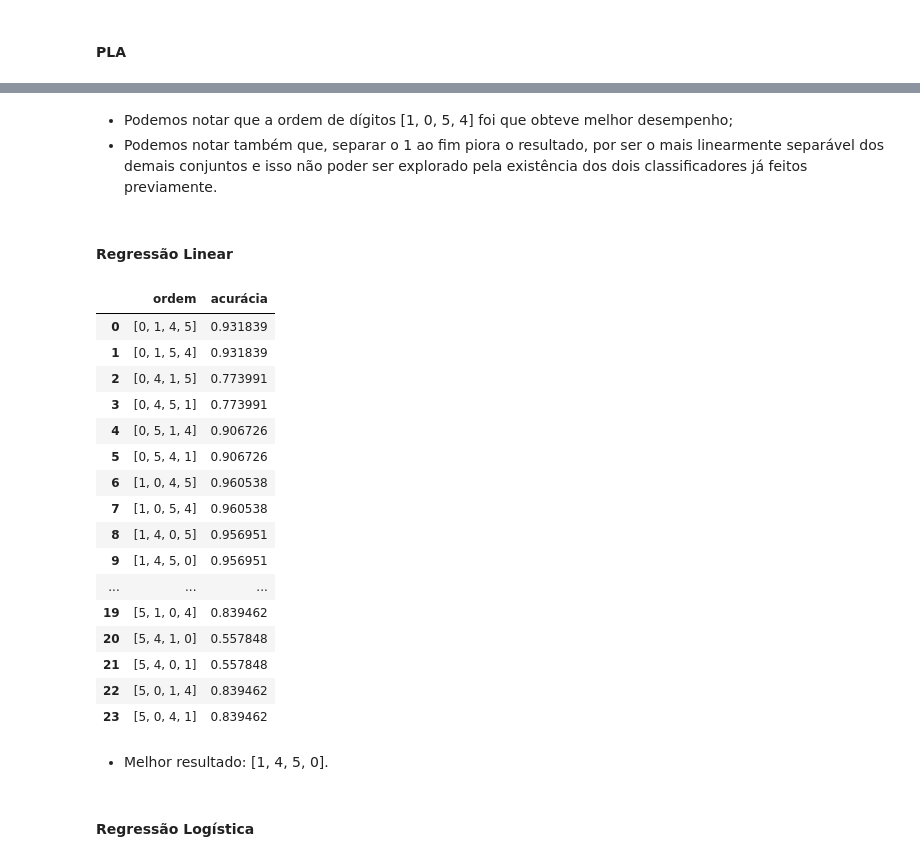
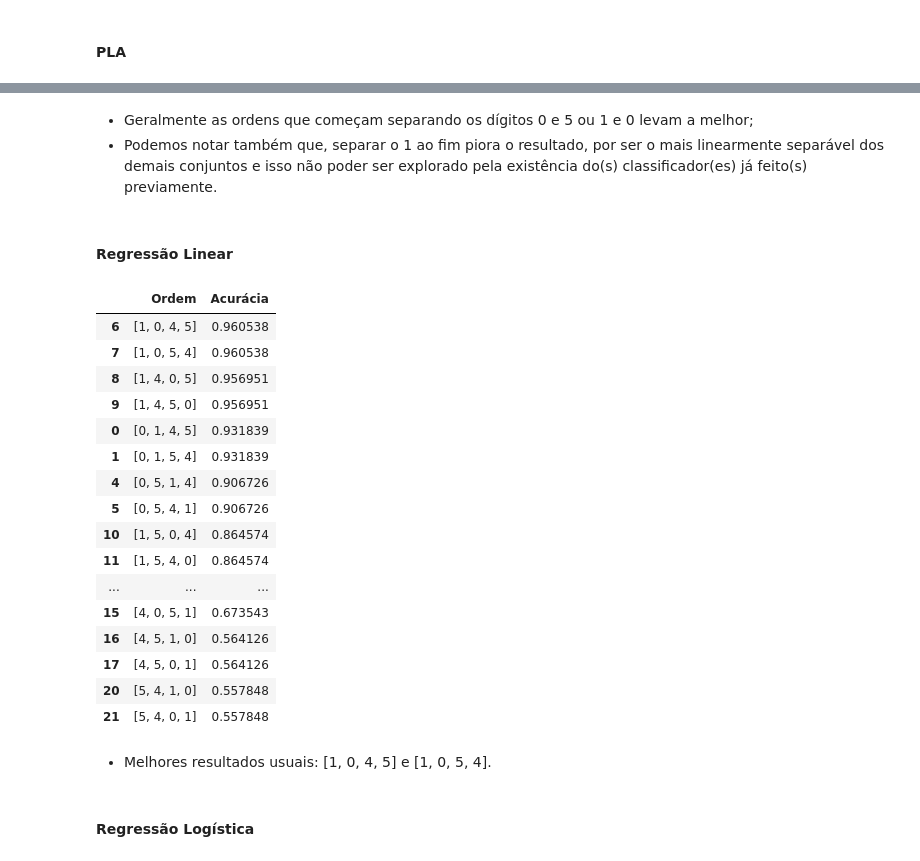
Before and after one commit to YhasmimTigre/Reconhecimento-de-D-gitos---Machine-Learning, a Jupyter notebook: AM-Projeto1-JoaoVictorSoares-YhasmimTigre.ipynb, the cells around one changed output, grey strips where cells are left out. Saved outputs shown, nothing was run; the diff lists cells and outputs as text; code cells hidden in the pictures.

```diff
--- a/AM-Projeto1-JoaoVictorSoares-YhasmimTigre.ipynb
+++ b/AM-Projeto1-JoaoVictorSoares-YhasmimTigre.ipynb
@@ -319,11 +321,12 @@ class UmVSTodos ():
 
         return (soma_PCC/len(X))
 
-    def fit (self, X : np.array, Y : np.array) -> None:
+    def fit (self, X : np.array, Y : np.array, lamb = False) -> None:
         novo_X = X
         novo_Y = Y
         fila = copy(self.ordem)
         self.w_lista = []
+        self.lista_lambda = []
 
         while (len(fila) > 1):
             Y_temp = []
@@ -340,6 +343,10 @@ class UmVSTodos ():
 
             #Treinando os pesos de acordo com o modelo
             self.modelo.fit(X = novo_X, Y = Y_temp)
+
+            if (lamb):
+                self.lista_lambda.append(self.modelo.get_lista_lambda())
+
             self.w_lista.append(self.modelo.get_w())
 
             #Atualizando as listas, removendo as labels já treinadas
@@ -355,14 +362,14 @@ class UmVSTodos ():
         aux_ind = np.array([int(i) for i in range (len(X))]) #lista para localizar os indexes originais de cada x
 
         #Percorrendo os classificadores:
-        for i in range (len(self.w_lista)):
+        for i in range (len(self.w_lista)): #[ws(0 v todos ), ws(1 vs 4/5) , ws(4v5)]
             self.modelo.set_w (novo_w = self.w_lista[i])
-            y_temp = self.modelo.predict(X = lista_X)
-            class_ind = []
+            y_temp = self.modelo.predict(X = lista_X) #(1 ou -1)
+            class_ind = [] #indexes classificados
 
             for j in range (len(y_temp)):
                 if (y_temp[j] == 1):
-                    y_predict[aux_ind[j]] = self.ordem[i]
+                    y_predict[aux_ind[j]] = self.ordem[i] #Ordem = [0, 1, 4, 5]
                     class_ind.append(j)
 
             #Removendo os pontos já classificados:
@@ -373,7 +380,14 @@ class UmVSTodos ():
         for k in aux_ind:
             y_predict[k] = self.ordem[-1]
 
-        return y_predict
+        return y_predict #[0, 1, 4 ou 5]
+
+    def get_lista_lambda (self) -> list:
+        try:
+            return self.lista_lambda
+
+        except:
+            print ("Não foi possível recuperar λ. Por favor, se certifique de treinar o modelo adequado antes.\n")
 
     def get_w (self) -> np.array:
         try:
@@ -501,10 +564,10 @@ ordens_possiveis = [[0, 1, 4, 5], [0, 1, 5, 4], [0, 4, 1, 5], [0, 4, 5, 1], [0,
 Acc_PLA = []
 
 for o in ordens_possiveis:
-    Comp_PLA = UmVSTodos (ordem = o, n_int = 1000, modelo = PLA)
+    Comp_PLA = UmVSTodos (ordem = o, n_int = 500, modelo = PLA)
     Comp_PLA.fit(X = X_train, Y = y_train)
     Acc_PLA.append([o, Comp_PLA.acuracia (X = X_test, Y = y_test)])
 
-PLA_df = pd.DataFrame(data = Acc_PLA, columns = ["ordem", "acurácia"])
-PLA_df
+PLA_df = pd.DataFrame(data = Acc_PLA, columns = ["Ordem", "Acurácia"])
+PLA_df.sort_values(by = 'Acurácia', ascending = False)
 # %% [output]
@@ -528,38 +591,38 @@ PLA_df
 # %% [markdown]
-- Podemos notar que a ordem de dígitos [1, 0, 5, 4] foi que obteve melhor desempenho;
-- Podemos notar também que, separar o 1 ao fim piora o resultado, por ser o mais linearmente separável dos demais conjuntos e isso não poder ser explorado pela existência dos dois classificadores já feitos previamente.
+- Geralmente as ordens que começam separando os dígitos 0 e 5 ou 1 e 0 levam a melhor;
+- Podemos notar também que, separar o 1 ao fim piora o resultado, por ser o mais linearmente separável dos demais conjuntos e isso não poder ser explorado pela existência do(s) classificador(es) já feito(s) previamente.
 # %% [markdown]
 #### Regressão Linear
 # %%
 Acc_Rlin = []
 
 for o in ordens_possiveis:
     Comp_Rlin = UmVSTodos (ordem = o, n_int = 1000, modelo = Reg_Lin)
     Comp_Rlin.fit(X = X_train, Y = y_train)
     Acc_Rlin.append([o, Comp_Rlin.acuracia (X = X_test, Y = y_test)])
 
-Rlin_df = pd.DataFrame(data = Acc_Rlin, columns = ["ordem", "acurácia"])
-Rlin_df
+Rlin_df = pd.DataFrame(data = Acc_Rlin, columns = ["Ordem", "Acurácia"])
+Rlin_df.sort_values(by = 'Acurácia', ascending = False)
 # %% [output]
-|  | ordem | acurácia |
-| 0 | [0, 1, 4, 5] | 0.931839 |
-| 1 | [0, 1, 5, 4] | 0.931839 |
-| 2 | [0, 4, 1, 5] | 0.773991 |
-| 3 | [0, 4, 5, 1] | 0.773991 |
-| 4 | [0, 5, 1, 4] | 0.906726 |
-| 5 | [0, 5, 4, 1] | 0.906726 |
+|  | Ordem | Acurácia |
 | 6 | [1, 0, 4, 5] | 0.960538 |
 | 7 | [1, 0, 5, 4] | 0.960538 |
 | 8 | [1, 4, 0, 5] | 0.956951 |
 | 9 | [1, 4, 5, 0] | 0.956951 |
+| 0 | [0, 1, 4, 5] | 0.931839 |
+| 1 | [0, 1, 5, 4] | 0.931839 |
+| 4 | [0, 5, 1, 4] | 0.906726 |
+| 5 | [0, 5, 4, 1] | 0.906726 |
+| 10 | [1, 5, 0, 4] | 0.864574 |
+| 11 | [1, 5, 4, 0] | 0.864574 |
 | ... | ... | ... |
-| 19 | [5, 1, 0, 4] | 0.839462 |
+| 15 | [4, 0, 5, 1] | 0.673543 |
+| 16 | [4, 5, 1, 0] | 0.564126 |
+| 17 | [4, 5, 0, 1] | 0.564126 |
 | 20 | [5, 4, 1, 0] | 0.557848 |
 | 21 | [5, 4, 0, 1] | 0.557848 |
-| 22 | [5, 0, 1, 4] | 0.839462 |
-| 23 | [5, 0, 4, 1] | 0.839462 |
 # %% [markdown]
-- Melhor resultado: [1, 4, 5, 0].
+- Melhores resultados usuais: [1, 0, 4, 5] e [1, 0, 5, 4].
 # %% [markdown]
 #### Regressão Logística
 # %%
```
Also changed, not shown: parts of 15 cells of this notebook, 1 other file.
